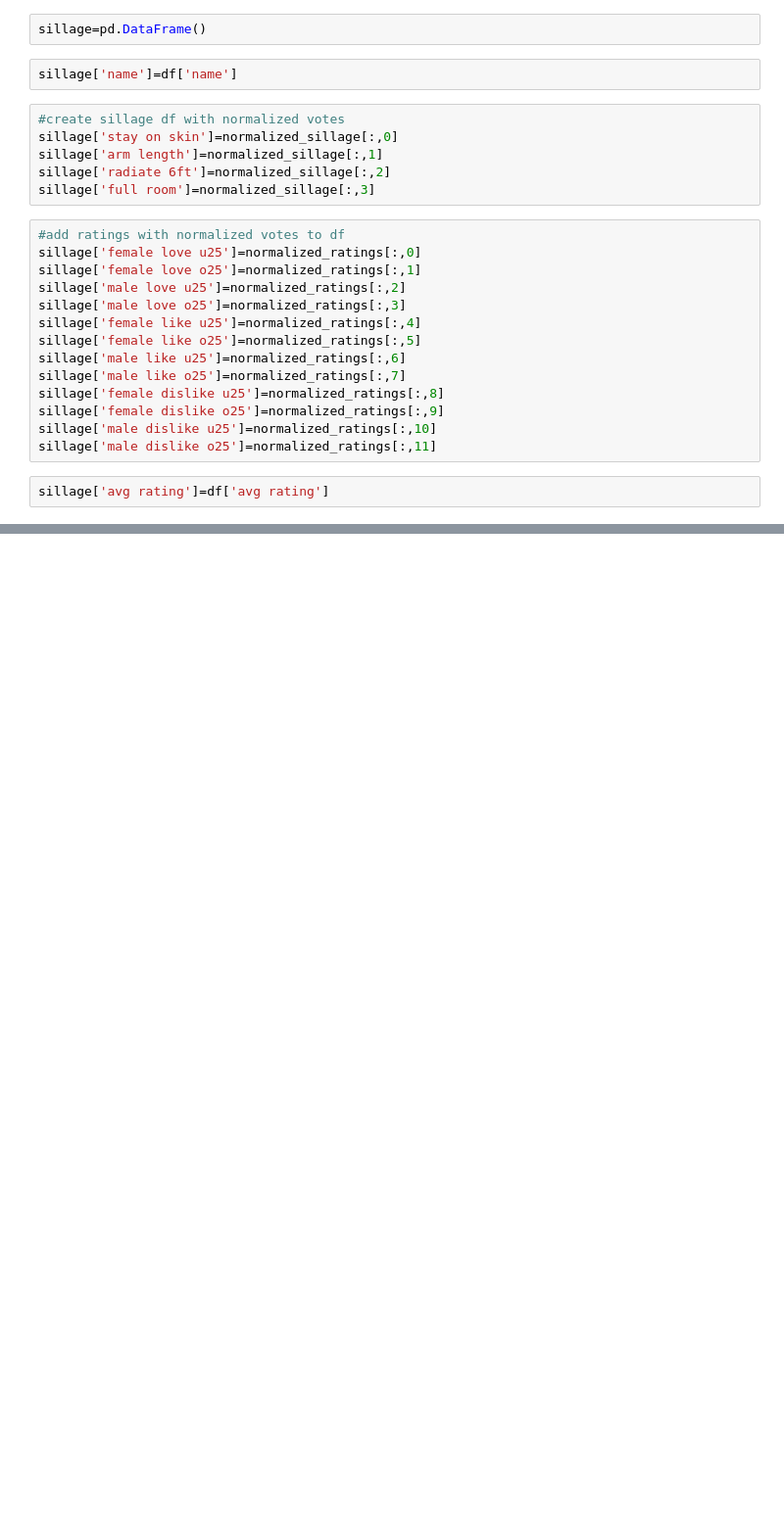
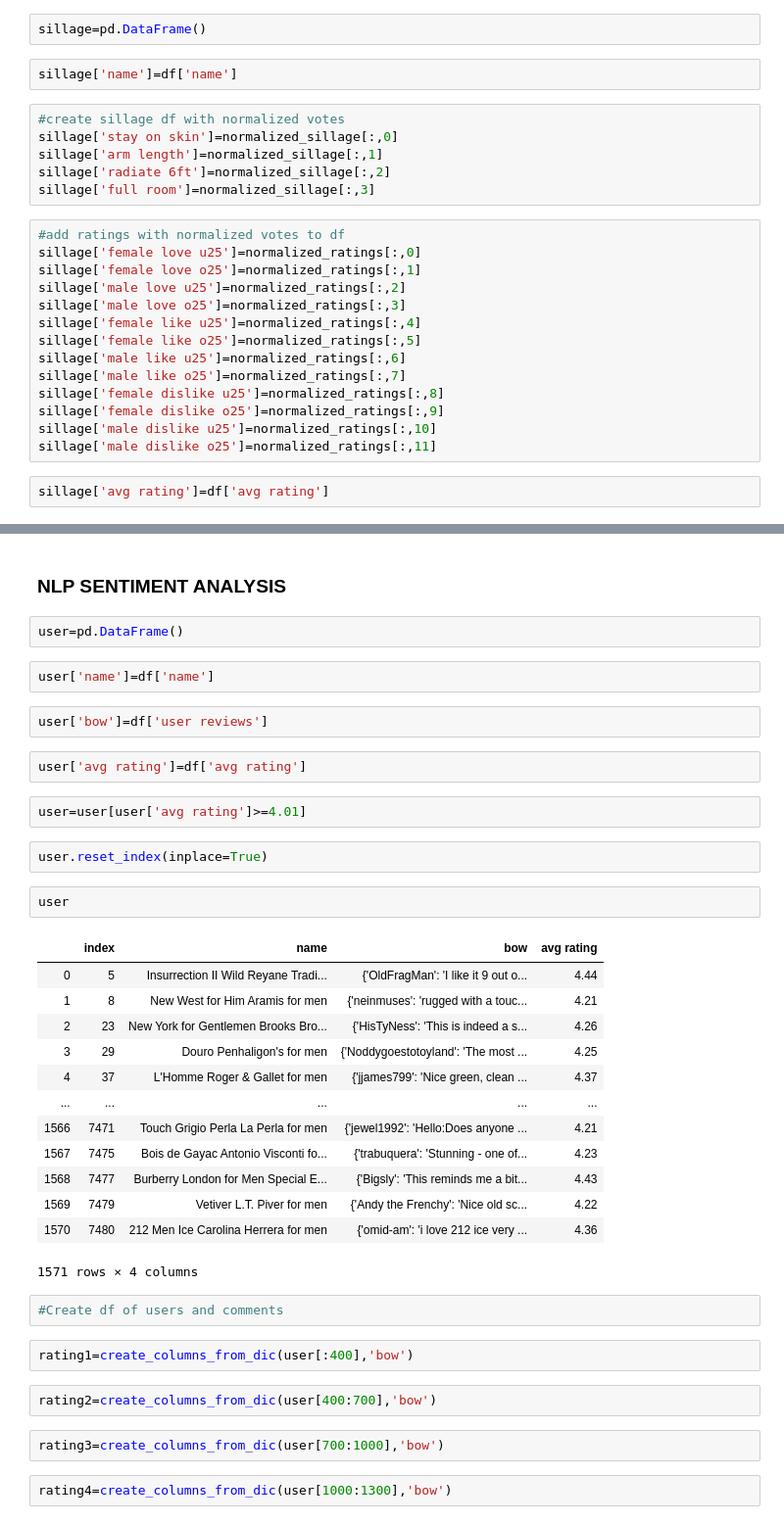
Before and after one commit to josephshanks/CologneRecommender, a Jupyter notebook: eda2.ipynb, the cells around one changed output, grey strips where cells are left out. Shown: that part at 98% size. Cells and saved outputs as stored; diff of their text form; blank space fills up the shorter version.

```diff
--- a/eda2.ipynb
+++ b/eda2.ipynb
@@ -130,0 +138,40 @@ plt.scatter(rates,skin_score)
+# %% [markdown]
+### NLP SENTIMENT ANALYSIS
+# %%
+user=pd.DataFrame()
+# %%
+user['name']=df['name']
+# %%
+user['bow']=df['user reviews']
+# %%
+user['avg rating']=df['avg rating']
+# %%
+user=user[user['avg rating']>=4.01]
+# %%
+user.reset_index(inplace=True)
+# %%
+user
+# %% [output]
+|  | index | name | bow | avg rating |
+| 0 | 5 | Insurrection II Wild Reyane Tradi... | {'OldFragMan': 'I like it 9 out o... | 4.44 |
+| 1 | 8 | New West for Him Aramis for men | {'neinmuses': 'rugged with a touc... | 4.21 |
+| 2 | 23 | New York for Gentlemen Brooks Bro... | {'HisTyNess': 'This is indeed a s... | 4.26 |
+| 3 | 29 | Douro Penhaligon's for men | {'Noddygoestotoyland': 'The most ... | 4.25 |
+| 4 | 37 | L'Homme Roger & Gallet for men | {'jjames799': 'Nice green, clean ... | 4.37 |
+| ... | ... | ... | ... | ... |
+| 1566 | 7471 | Touch Grigio Perla La Perla for men | {'jewel1992': 'Hello:Does anyone ... | 4.21 |
+| 1567 | 7475 | Bois de Gayac Antonio Visconti fo... | {'trabuquera': 'Stunning - one of... | 4.23 |
+| 1568 | 7477 | Burberry London for Men Special E... | {'Bigsly': 'This reminds me a bit... | 4.43 |
+| 1569 | 7479 | Vetiver L.T. Piver for men | {'Andy the Frenchy': 'Nice old sc... | 4.22 |
+| 1570 | 7480 | 212 Men Ice Carolina Herrera for men | {'omid-am': 'i love 212 ice very ... | 4.36 |
+1571 rows × 4 columns
+# %%
+#Create df of users and comments
+# %%
+rating1=create_columns_from_dic(user[:400],'bow')
+# %%
+rating2=create_columns_from_dic(user[400:700],'bow')
+# %%
+rating3=create_columns_from_dic(user[700:1000],'bow')
+# %%
+rating4=create_columns_from_dic(user[1000:1300],'bow')
```
Also changed, not shown: parts of 24 cells of this notebook, 2 other files.
